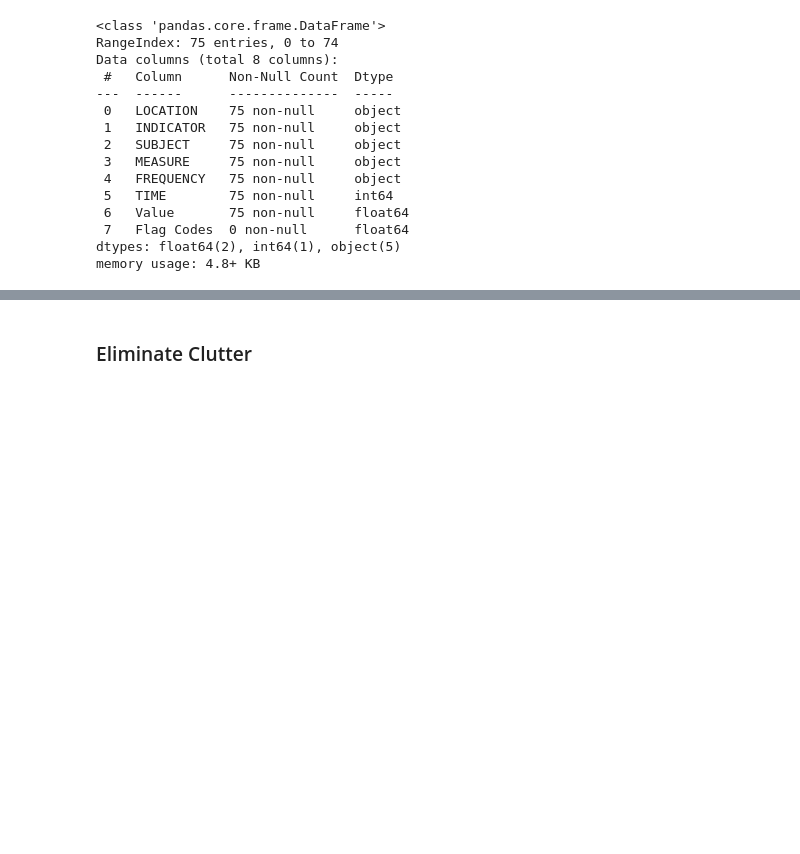
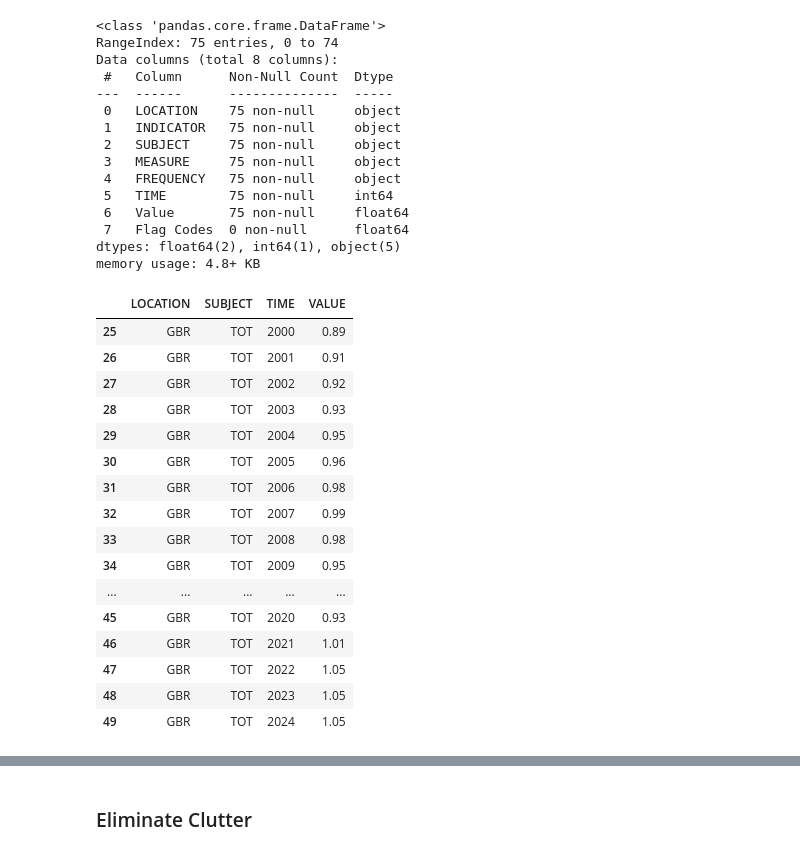
Before and after one commit to lfrch/dst-projekt, a Jupyter notebook: setup_productivityforecast.ipynb, the cells around one changed output, grey strips where cells are left out. Saved outputs shown, nothing was run; the diff lists cells and outputs as text; code cells hidden in the pictures; blank space fills up the shorter version.

```diff
--- a/setup_productivityforecast.ipynb
+++ b/setup_productivityforecast.ipynb
@@ -59,3 +59,23 @@ Data columns (total 8 columns):
  7   Flag Codes  0 non-null      float64
 dtypes: float64(2), int64(1), object(5)
 memory usage: 4.8+ KB
+# %%
+df[df['LOCATION'] == 'GBR']
+# %% [output]
+|  | LOCATION | SUBJECT | TIME | VALUE |
+| 25 | GBR | TOT | 2000 | 0.89 |
+| 26 | GBR | TOT | 2001 | 0.91 |
+| 27 | GBR | TOT | 2002 | 0.92 |
+| 28 | GBR | TOT | 2003 | 0.93 |
+| 29 | GBR | TOT | 2004 | 0.95 |
+| 30 | GBR | TOT | 2005 | 0.96 |
+| 31 | GBR | TOT | 2006 | 0.98 |
+| 32 | GBR | TOT | 2007 | 0.99 |
+| 33 | GBR | TOT | 2008 | 0.98 |
+| 34 | GBR | TOT | 2009 | 0.95 |
+| ... | ... | ... | ... | ... |
+| 45 | GBR | TOT | 2020 | 0.93 |
+| 46 | GBR | TOT | 2021 | 1.01 |
+| 47 | GBR | TOT | 2022 | 1.05 |
+| 48 | GBR | TOT | 2023 | 1.05 |
+| 49 | GBR | TOT | 2024 | 1.05 |
```
Also changed, not shown: parts of 1 cell of this notebook, 4 other files.
